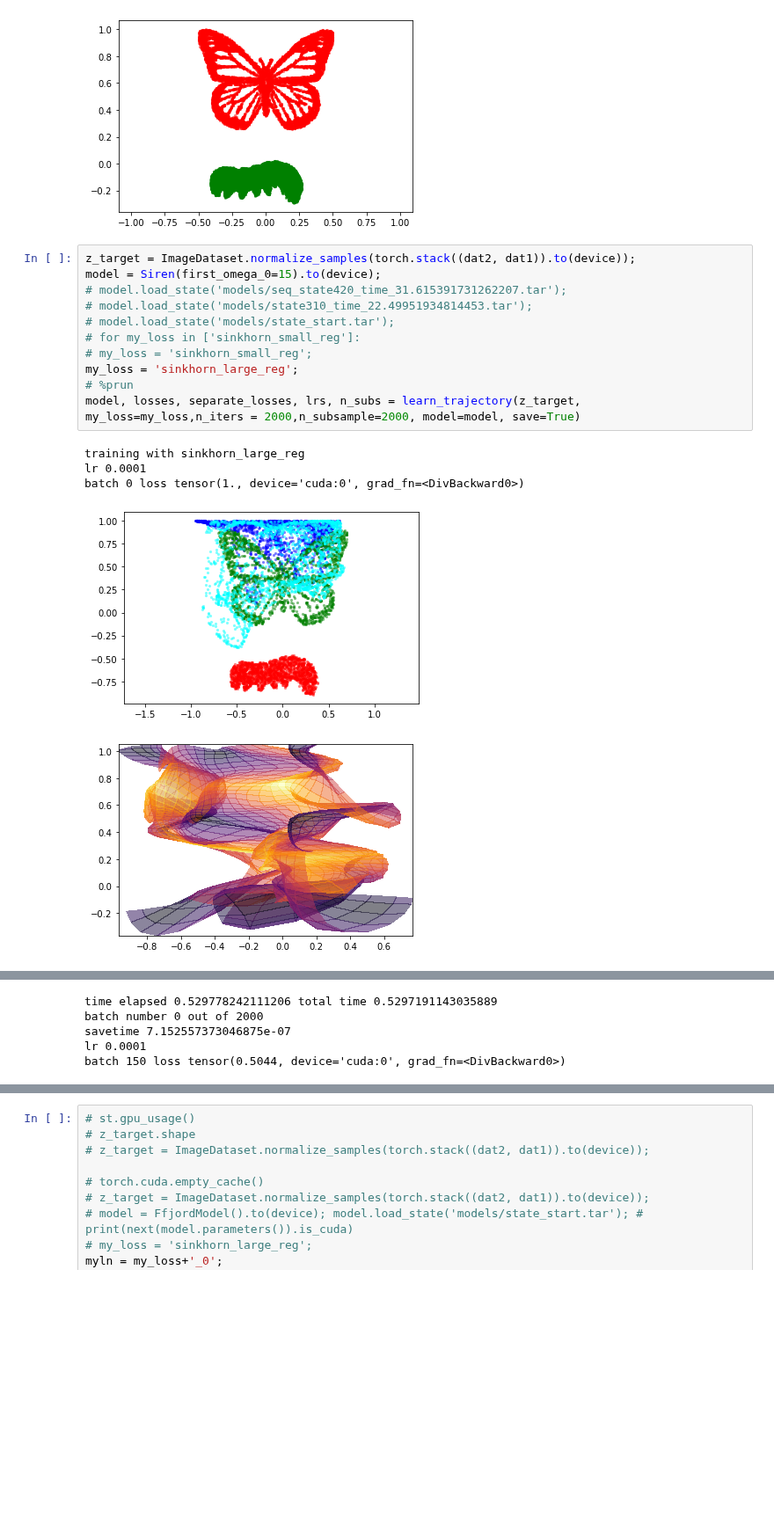
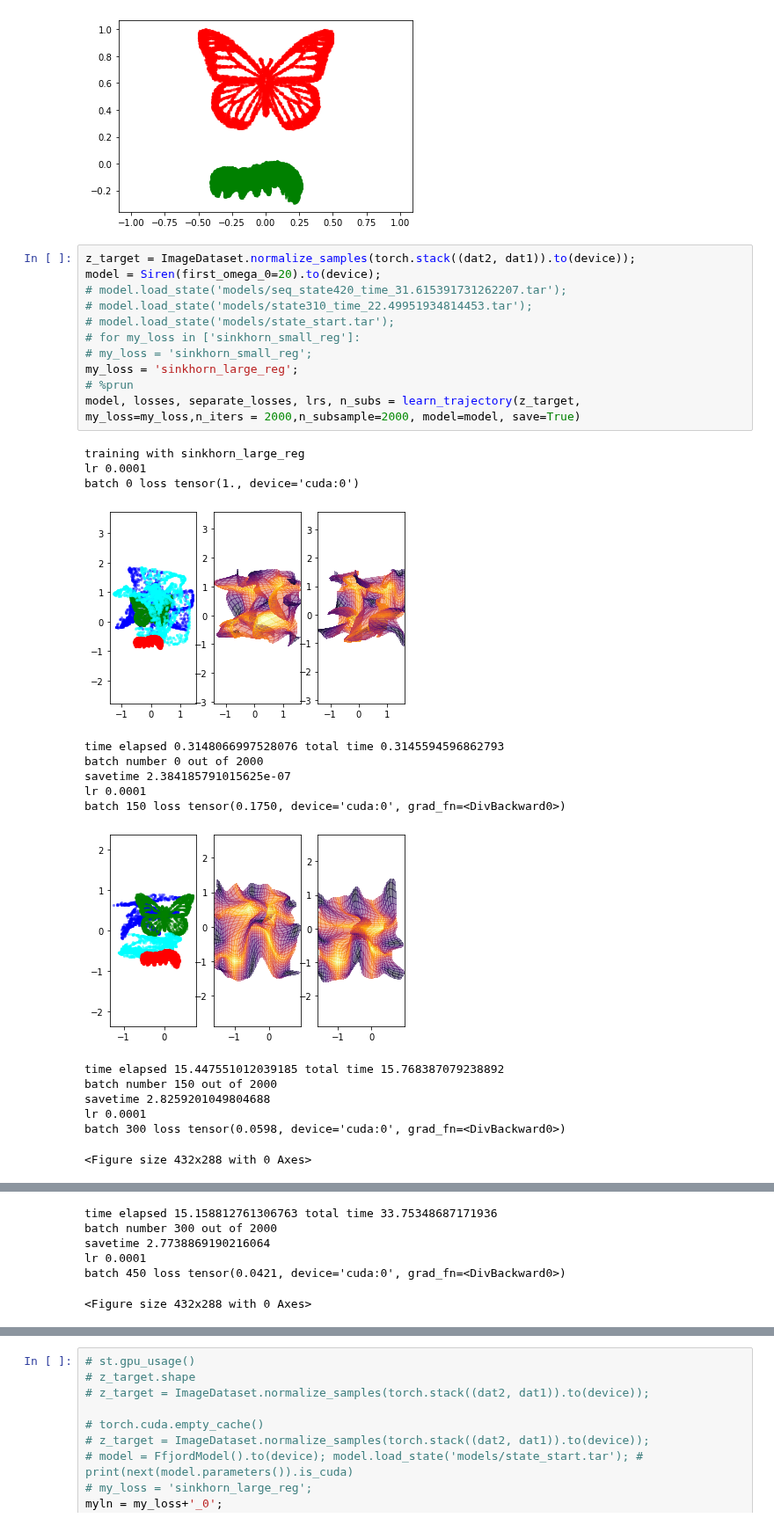
Before and after one commit to pzpzpzp1/wassflow, a Jupyter notebook: cnf-sinkhorn-demo.ipynb, the cells around one changed output, grey strips where cells are left out. Shown at 88% size. Drawn from its saved outputs; the diff is of its cells as text; blank space fills up the shorter version.

Commit message:
save grid plots. learn displacement. behavior is immediately different but also very way more rigid now

```diff
--- a/cnf-sinkhorn-demo.ipynb
+++ b/cnf-sinkhorn-demo.ipynb
@@ -64,18 +64,29 @@ plt.show()
 [figure]
 # %%
 z_target = ImageDataset.normalize_samples(torch.stack((dat2, dat1)).to(device));
-model = Siren(first_omega_0=15).to(device);
+model = Siren(first_omega_0=20).to(device);
 # model.load_state('models/seq_state420_time_31.615391731262207.tar');
 # model.load_state('models/state310_time_22.49951934814453.tar');
 # model.load_state('models/state_start.tar');
 # for my_loss in ['sinkhorn_small_reg']:
 # my_loss = 'sinkhorn_small_reg';
 my_loss = 'sinkhorn_large_reg';
 # %prun
 model, losses, separate_losses, lrs, n_subs = learn_trajectory(z_target, my_loss=my_loss,n_iters = 2000,n_subsample=2000, model=model, save=True)
 # %% [output]
 training with sinkhorn_large_reg
 lr 0.0001
-batch 0 loss tensor(1., device='cuda:0', grad_fn=<DivBackward0>)
+batch 0 loss tensor(1., device='cuda:0')
-[figure, old version]
+[figure, new version]
+time elapsed 0.3148066997528076 total time 0.3145594596862793
+batch number 0 out of 2000
+savetime 2.384185791015625e-07
+lr 0.0001
+batch 150 loss tensor(0.1750, device='cuda:0', grad_fn=<DivBackward0>)
-[figure, old version]
+[figure, new version]
+time elapsed 15.447551012039185 total time 15.768387079238892
+batch number 150 out of 2000
+savetime 2.8259201049804688
+lr 0.0001
+batch 300 loss tensor(0.0598, device='cuda:0', grad_fn=<DivBackward0>)
+<Figure size 432x288 with 0 Axes>
@@ -83,5 +94,6 @@ batch 0 loss tensor(1., device='cuda:0', grad_fn=<DivBackward0>)
-time elapsed 0.529778242111206 total time 0.5297191143035889
-batch number 0 out of 2000
-savetime 7.152557373046875e-07
-lr 0.0001
-batch 150 loss tensor(0.5044, device='cuda:0', grad_fn=<DivBackward0>)
+time elapsed 15.158812761306763 total time 33.75348687171936
+batch number 300 out of 2000
+savetime 2.7738869190216064
+lr 0.0001
+batch 450 loss tensor(0.0421, device='cuda:0', grad_fn=<DivBackward0>)
+<Figure size 432x288 with 0 Axes>
```
Also changed, not shown: parts of 1 cell of this notebook, 2 other files.
